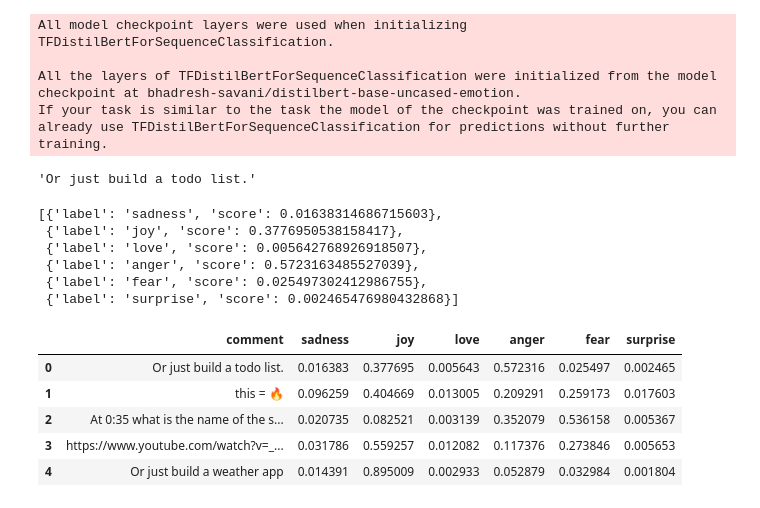
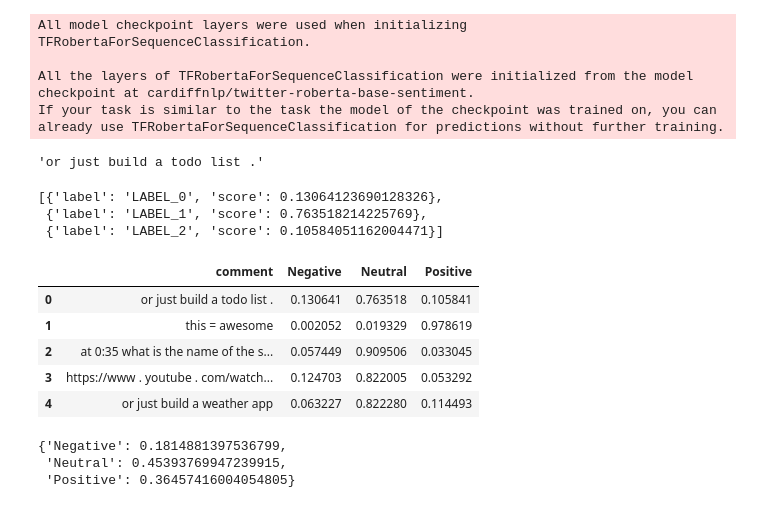
Before and after one commit to knahsirV/CommentSense, a Jupyter notebook: backend/analyze_comments_nb.ipynb, the cells around one changed output. Cells and saved outputs as stored; diff of their text form; code cells hidden in the pictures.

```diff
--- a/backend/analyze_comments_nb.ipynb
+++ b/backend/analyze_comments_nb.ipynb
@@ -6,45 +6,48 @@ import pandas as pd
 # %%
 classifier = pipeline(
     "text-classification",
-    model="bhadresh-savani/distilbert-base-uncased-emotion",
+    model="cardiffnlp/twitter-roberta-base-sentiment",
     return_all_scores=True,
 )
 # %% [output]
-All model checkpoint layers were used when initializing TFDistilBertForSequenceClassification.
+All model checkpoint layers were used when initializing TFRobertaForSequenceClassification.
 
-All the layers of TFDistilBertForSequenceClassification were initialized from the model checkpoint at bhadresh-savani/distilbert-base-uncased-emotion.
-If your task is similar to the task the model of the checkpoint was trained on, you can already use TFDistilBertForSequenceClassification for predictions without further training.
+All the layers of TFRobertaForSequenceClassification were initialized from the model checkpoint at cardiffnlp/twitter-roberta-base-sentiment.
+If your task is similar to the task the model of the checkpoint was trained on, you can already use TFRobertaForSequenceClassification for predictions without further training.
 # %%
 video_id = "JTOJsU3FSD8"
-vid_comments = comments.get_video_comments(video_id)
+vid_comments = comment_tools.get_video_comments(video_id)
 vid_comments[0]
 # %% [output]
-'Or just build a todo list.'
+'or just build a todo list .'
 # %%
-predictions = classifier(
+sentiments = classifier(
     vid_comments
 )
 # %%
-predictions[0]
+sentiments[0]
 # %% [output]
-[{'label': 'sadness', 'score': 0.01638314686715603},
- {'label': 'joy', 'score': 0.3776950538158417},
- {'label': 'love', 'score': 0.005642768926918507},
- {'label': 'anger', 'score': 0.5723163485527039},
- {'label': 'fear', 'score': 0.025497302412986755},
- {'label': 'surprise', 'score': 0.002465476980432868}]
+[{'label': 'LABEL_0', 'score': 0.13064123690128326},
+ {'label': 'LABEL_1', 'score': 0.763518214225769},
+ {'label': 'LABEL_2', 'score': 0.10584051162004471}]
+# %%
+sentiment_match = {
+    "LABEL_0": "Negative",
+    "LABEL_1": "Neutral",
+    "LABEL_2": "Positive",
+}
 # %%
 df_data = [
-    {**{'comment': comment}, **{item['label']: item['score'] for item in prediction}}
-    for comment, prediction in zip(vid_comments, predictions)
+    {**{'comment': comment}, **{sentiment_match[item['label']]: item['score'] for item in prediction}}
+    for comment, prediction in zip(vid_comments, sentiments)
 ]
 df = pd.DataFrame(df_data)
 
 df.head()
 # %% [output]
-|  | comment | sadness | joy | love | anger | fear | surprise |
-| 0 | Or just build a todo list. | 0.016383 | 0.377695 | 0.005643 | 0.572316 | 0.025497 | 0.002465 |
-| 1 | this = 🔥 | 0.096259 | 0.404669 | 0.013005 | 0.209291 | 0.259173 | 0.017603 |
-| 2 | At 0:35 what is the name of the s... | 0.020735 | 0.082521 | 0.003139 | 0.352079 | 0.536158 | 0.005367 |
-| 3 | https://www.youtube.com/watch?v=_... | 0.031786 | 0.559257 | 0.012082 | 0.117376 | 0.273846 | 0.005653 |
-| 4 | Or just build a weather app | 0.014391 | 0.895009 | 0.002933 | 0.052879 | 0.032984 | 0.001804 |
+|  | comment | Negative | Neutral | Positive |
+| 0 | or just build a todo list . | 0.130641 | 0.763518 | 0.105841 |
+| 1 | this = awesome | 0.002052 | 0.019329 | 0.978619 |
+| 2 | at 0:35 what is the name of the s... | 0.057449 | 0.909506 | 0.033045 |
+| 3 | https://www . youtube . com/watch... | 0.124703 | 0.822005 | 0.053292 |
+| 4 | or just build a weather app | 0.063227 | 0.822280 | 0.114493 |
@@ -65,3 +54,14 @@ totals = {
+# %%
+averages = {
+    "Negative": df["Negative"].mean(),
+    "Neutral": df["Neutral"].mean(),
+    "Positive": df["Positive"].mean(),
+}
+averages
+# %% [output]
+{'Negative': 0.1814881397536799,
+ 'Neutral': 0.45393769947239915,
+ 'Positive': 0.36457416004054805}
 # %%
 result = []
 
```
Also changed, not shown: parts of 3 cells of this notebook, 7 other files.
